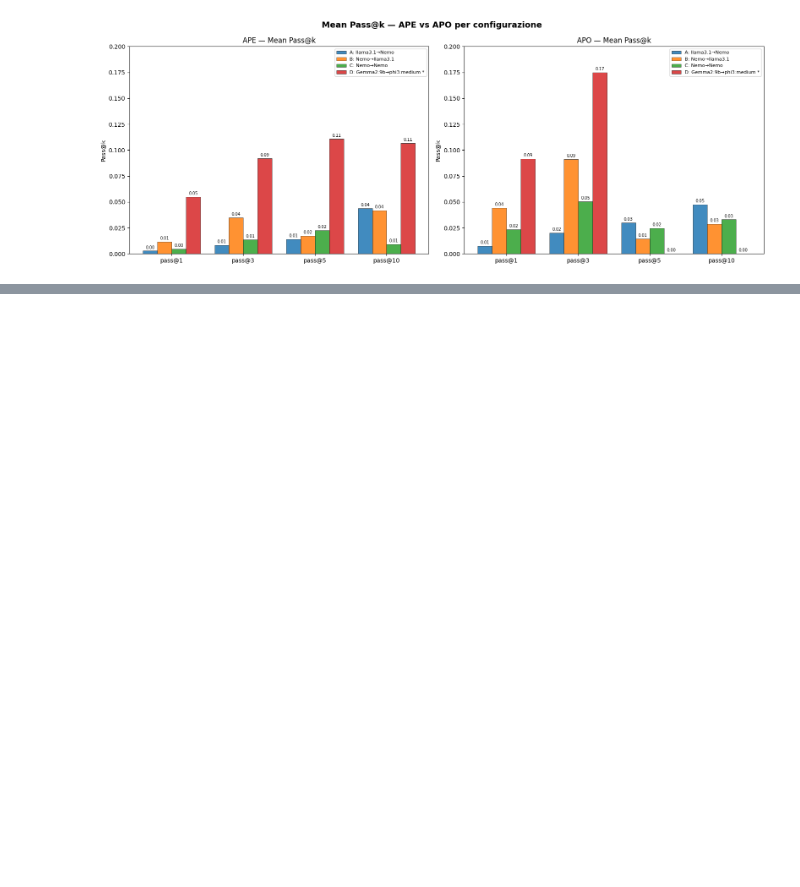
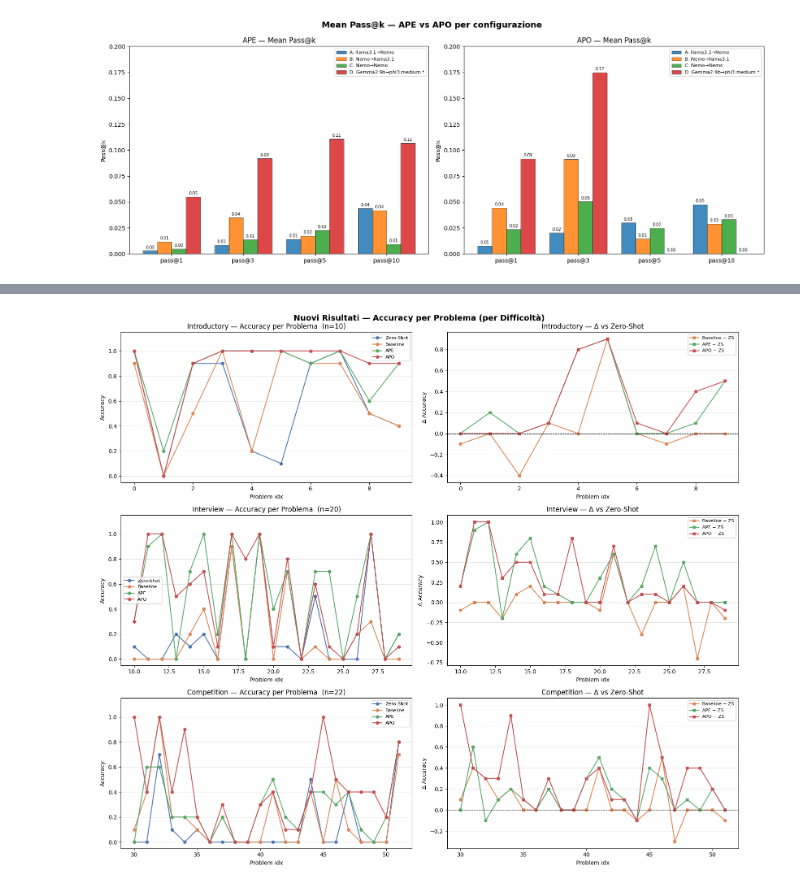
Before and after one commit to OmarDernjani/esperimenti_tesi, a Jupyter notebook: notebooks/analisi_esp.ipynb, the cells around one changed output, grey strips where cells are left out. Saved outputs shown, nothing was run; the diff lists cells and outputs as text; code cells hidden in the pictures; blank space fills up the shorter version.

```diff
--- a/notebooks/analisi_esp.ipynb
+++ b/notebooks/analisi_esp.ipynb
@@ -497,0 +572,47 @@ plt.show()
+# %%
+# ── Non-aggregato: accuracy e delta per-problema, suddiviso per difficoltà ───
+diffs        = ['introductory', 'interview', 'competition']
+diff_palette = ['#2ecc71',      '#3498db',   '#e74c3c']
+
+fig, axes = plt.subplots(len(diffs), 2, figsize=(16, 14))
+fig.suptitle(
+    'Nuovi Risultati — Accuracy per Problema (per Difficoltà)',
+    fontsize=14, fontweight='bold',
+)
+
+for row_idx, (diff, dc) in enumerate(zip(diffs, diff_palette)):
+    sub = df_new[df_new['difficulty'] == diff].copy()
+
+    # sinistra: accuracy per problema
+    ax = axes[row_idx, 0]
+    for m, lbl, c in zip(METHODS, LABELS, COLORS):
+        ax.plot(sub['idx'], sub[m], label=lbl, color=c,
+                marker='o', markersize=5, linewidth=1.5)
+    ax.set_title(f'{diff.capitalize()} — Accuracy per Problema  (n={len(sub)})')
+    ax.set_xlabel('Problem idx')
+    ax.set_ylabel('Accuracy')
+    ax.set_ylim(-0.05, 1.15)
+    ax.legend(fontsize=8)
+    ax.grid(axis='y', linewidth=0.4, alpha=0.6)
+
+    # destra: delta vs zero-shot
+    ax = axes[row_idx, 1]
+    for m, lbl, c in zip(METHODS[1:], LABELS[1:], COLORS[1:]):
+        ax.plot(sub['idx'], sub[m] - sub['accuracy_zero_shot'],
+                label=f'{lbl} − ZS', color=c,
+                marker='s', markersize=5, linewidth=1.5)
+    ax.axhline(0, color='black', linewidth=0.8, linestyle='--')
+    ax.set_title(f'{diff.capitalize()} — Δ vs Zero-Shot')
+    ax.set_xlabel('Problem idx')
+    ax.set_ylabel('Δ Accuracy')
+    ax.legend(fontsize=8)
+    ax.grid(axis='y', linewidth=0.4, alpha=0.6)
+
+plt.tight_layout()
+plt.savefig(
+    os.path.join(BASE, 'outputs', 'new_results_per_difficulty.png'),
+    bbox_inches='tight', dpi=150,
+)
+plt.show()
+# %% [output]
+[figure, added]
```
Also changed, not shown: parts of 9 cells of this notebook, 5 other files.
